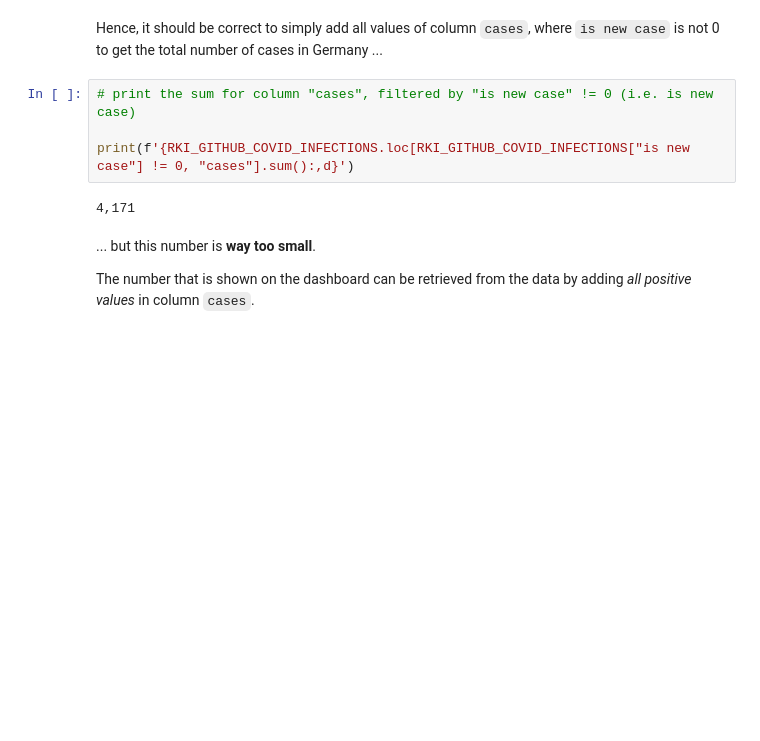
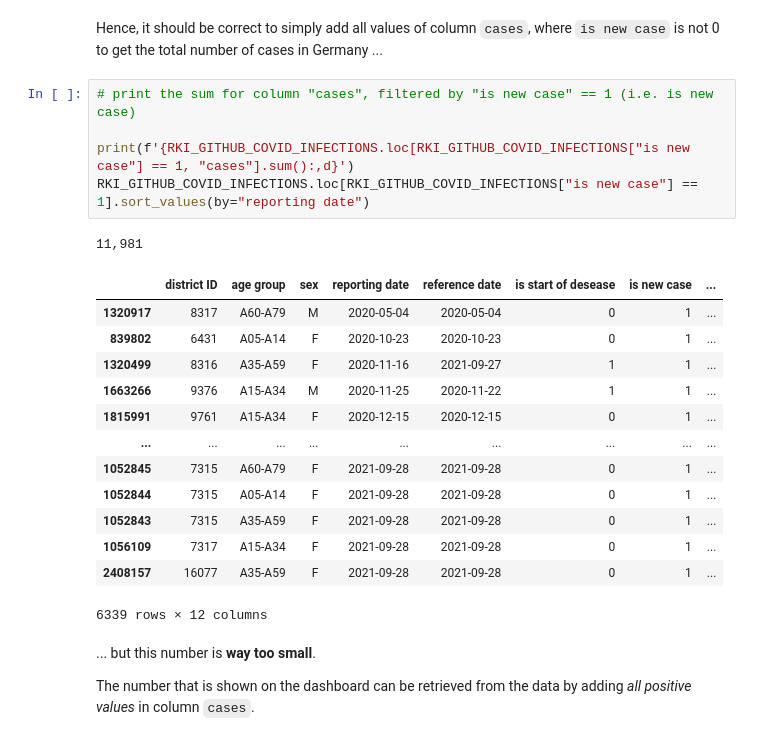
Before and after one commit to runbikeswim/RKI-COVID-15-Data-Sources-Analysis, a Jupyter notebook: RKI_COVID_Data_Comparison.ipynb, the cells around one changed output. Saved outputs shown, nothing was run; the diff lists cells and outputs as text; blank space fills up the shorter version.

```diff
--- a/RKI_COVID_Data_Comparison.ipynb
+++ b/RKI_COVID_Data_Comparison.ipynb
@@ -111,11 +111,25 @@ True
 # %% [markdown]
 Hence, it should be correct to simply add all values of column `cases`, where `is new case` is not 0 to get the total number of cases in Germany ...
 # %%
-# print the sum for column "cases", filtered by "is new case" != 0 (i.e. is new case)
+# print the sum for column "cases", filtered by "is new case" == 1 (i.e. is new case)
 
-print(f'{RKI_GITHUB_COVID_INFECTIONS.loc[RKI_GITHUB_COVID_INFECTIONS["is new case"] != 0, "cases"].sum():,d}')
+print(f'{RKI_GITHUB_COVID_INFECTIONS.loc[RKI_GITHUB_COVID_INFECTIONS["is new case"] == 1, "cases"].sum():,d}')
+RKI_GITHUB_COVID_INFECTIONS.loc[RKI_GITHUB_COVID_INFECTIONS["is new case"] == 1].sort_values(by="reporting date")
 # %% [output]
-4,171
+11,981
+|  | district ID | age group | sex | reporting date | reference date | is start of desease | is new case | ... |
+| 1320917 | 8317 | A60-A79 | M | 2020-05-04 | 2020-05-04 | 0 | 1 | ... |
+| 839802 | 6431 | A05-A14 | F | 2020-10-23 | 2020-10-23 | 0 | 1 | ... |
+| 1320499 | 8316 | A35-A59 | F | 2020-11-16 | 2021-09-27 | 1 | 1 | ... |
+| 1663266 | 9376 | A15-A34 | M | 2020-11-25 | 2020-11-22 | 1 | 1 | ... |
+| 1815991 | 9761 | A15-A34 | F | 2020-12-15 | 2020-12-15 | 0 | 1 | ... |
+| ... | ... | ... | ... | ... | ... | ... | ... | ... |
+| 1052845 | 7315 | A60-A79 | F | 2021-09-28 | 2021-09-28 | 0 | 1 | ... |
+| 1052844 | 7315 | A05-A14 | F | 2021-09-28 | 2021-09-28 | 0 | 1 | ... |
+| 1052843 | 7315 | A35-A59 | F | 2021-09-28 | 2021-09-28 | 0 | 1 | ... |
+| 1056109 | 7317 | A15-A34 | F | 2021-09-28 | 2021-09-28 | 0 | 1 | ... |
+| 2408157 | 16077 | A35-A59 | F | 2021-09-28 | 2021-09-28 | 0 | 1 | ... |
+6339 rows × 12 columns
 # %% [markdown]
 ... but this number is **way too small**.
 
```
Also changed, not shown: parts of 9 cells of this notebook.
